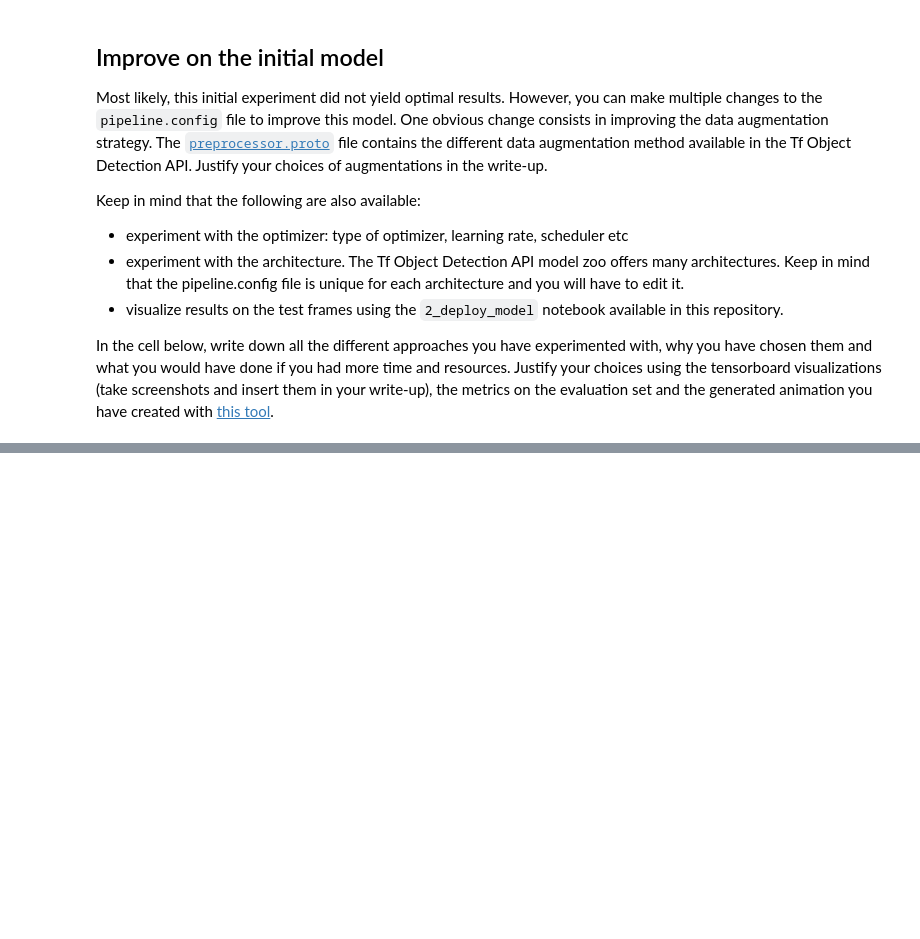
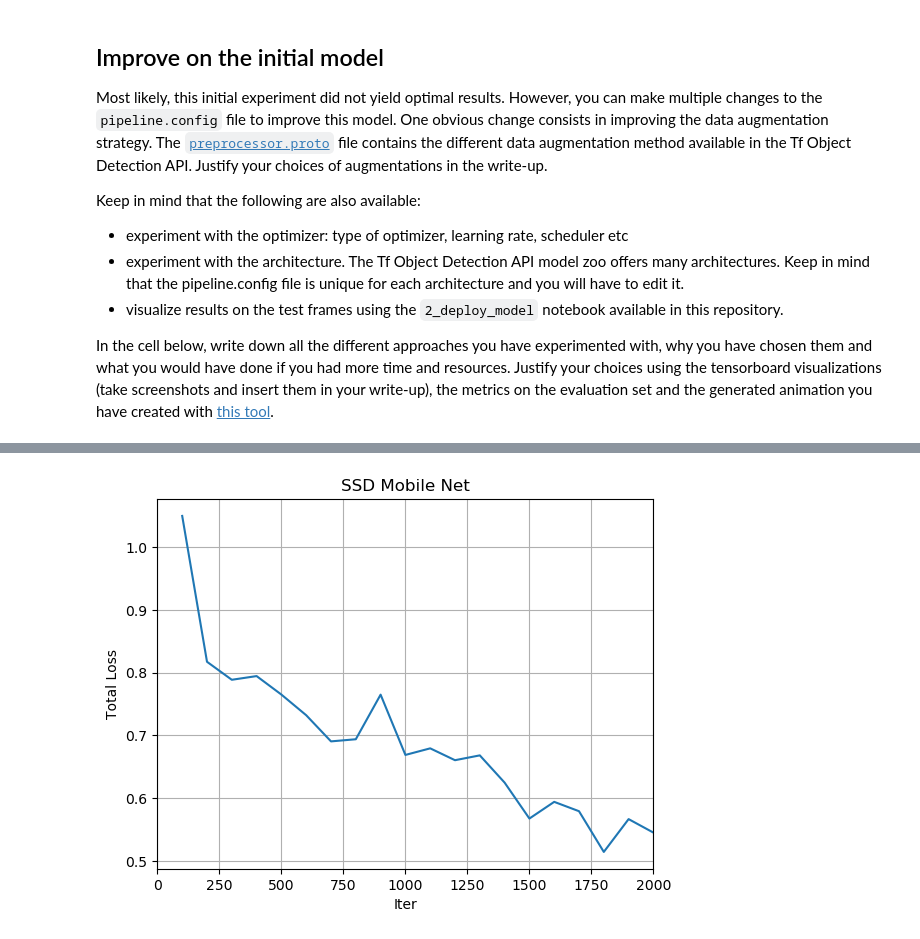
Before and after one commit to wildabyss/udacity-object-detection-project, a Jupyter notebook: 1_model_training/1_train_model.ipynb, the cells around one changed output, grey strips where cells are left out. Cells and saved outputs as stored; diff of their text form; code cells hidden in the pictures; blank space fills up the shorter version.

```diff
--- a/1_model_training/1_train_model.ipynb
+++ b/1_model_training/1_train_model.ipynb
@@ -372,0 +381,15 @@ Since the labels are vehicle, pedestrian and cyclist, RGB shouldn't matter. That
+# %%
+%matplotlib inline
+import cv2
+import matplotlib.pyplot as plt
+import numpy as np
+
+plt.figure()
+plt.plot(np.arange(100,2001,100), np.array([1.0499,0.8174,0.7887,0.7946,0.7651,0.7322,0.6905,0.6939,0.765,0.6689,0.6794,0.6605,0.6682,0.6248,0.5675,0.5941,0.5792,0.5143,0.5666,0.5451]))
+plt.xlabel('Iter');
+plt.ylabel('Total Loss');
+plt.title('SSD Mobile Net');
+plt.xlim([0,2000])
+plt.grid()
+# %% [output]
+[figure, added]
```
Also changed, not shown: parts of 3 cells of this notebook, 3 other files.
